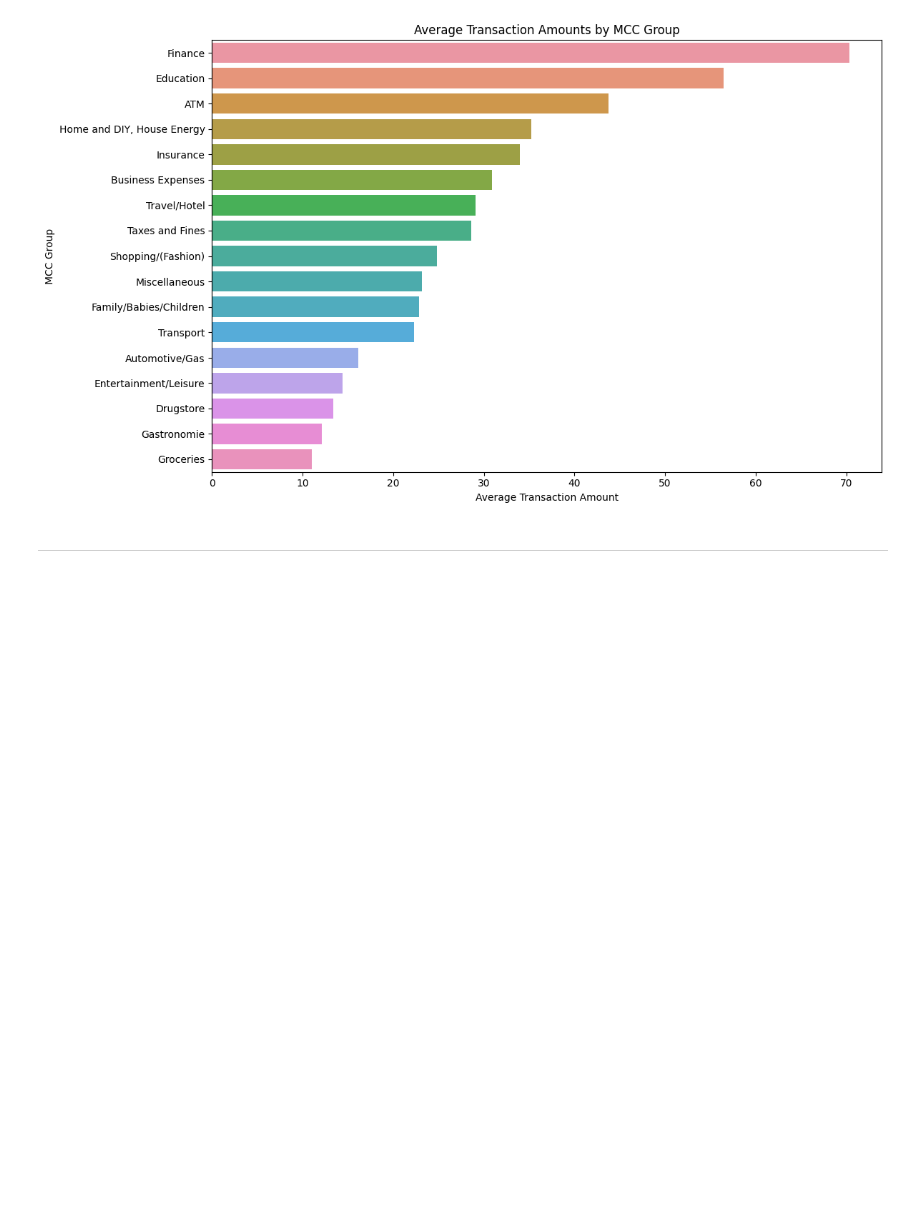
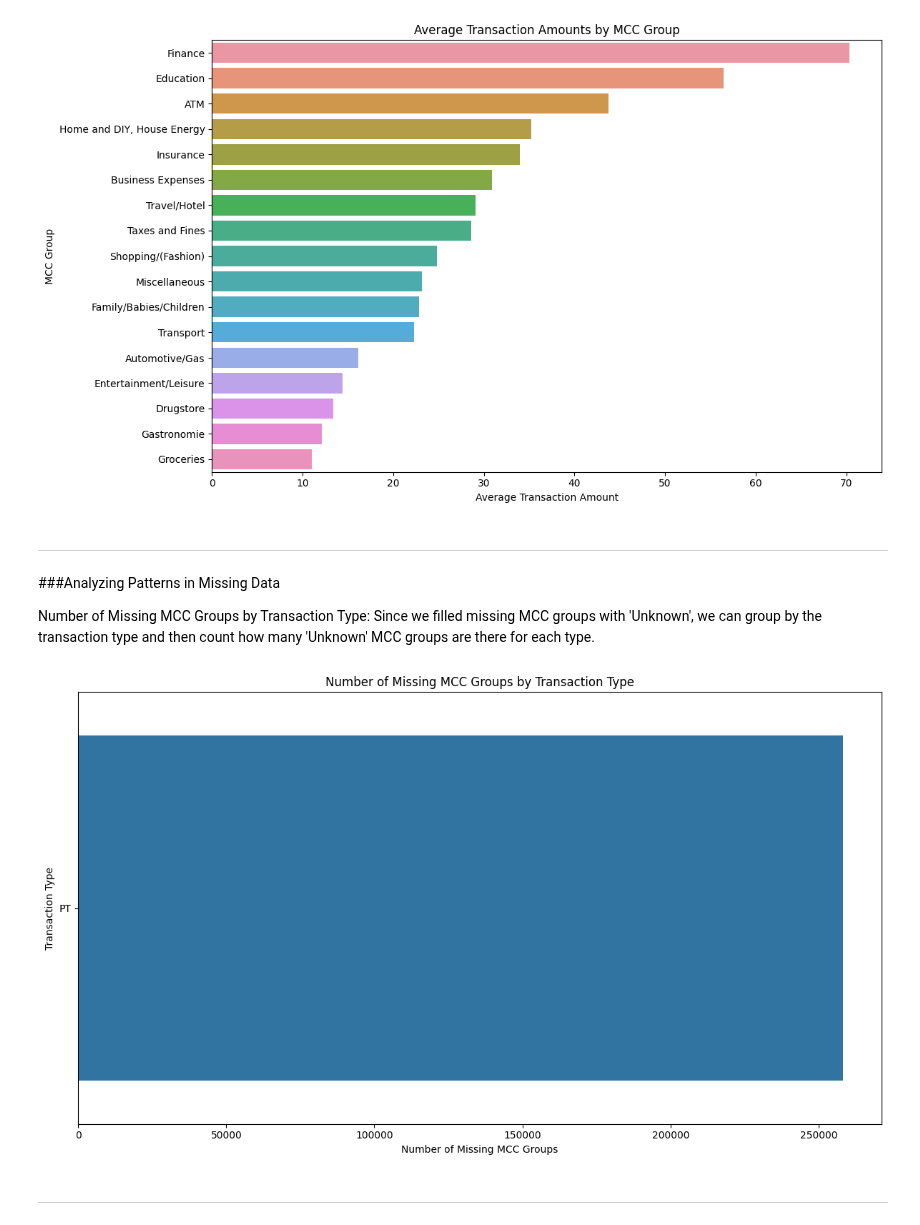
Before and after one commit to ajits-github/TimeSeries_Income_And_Expense_Prediction, a Jupyter notebook: TimeSeries_Income_And_Expense_Prediction.ipynb, the cells around one changed output. Saved outputs shown, nothing was run; the diff lists cells and outputs as text; code cells hidden in the pictures; blank space fills up the shorter version.

Commit message:
Missing mcc groups

```diff
--- a/TimeSeries_Income_And_Expense_Prediction.ipynb
+++ b/TimeSeries_Income_And_Expense_Prediction.ipynb
@@ -646,3 +646,26 @@ plt.show()
 
 
 ---
+# %% [markdown]
+###Analyzing Patterns in Missing Data
+
+Number of Missing MCC Groups by Transaction Type: Since we filled missing MCC groups with 'Unknown', we can group by the transaction type and then count how many 'Unknown' MCC groups are there for each type.
+# %%
+# missing_mcc_by_type = df_merged[df_merged['mcc_group'] == 'Unknown'].groupby('type')['user_id'].count().reset_index()
+missing_mcc_by_type = df_merged[(~pd.isna(df_merged['mcc_group']))].groupby('transaction_type')['user_id'].count().reset_index()
+missing_mcc_by_type.rename(columns={'user_id': 'missing_count'}, inplace=True)
+
+# Plot
+plt.figure(figsize=(12, 7))
+sns.barplot(y='transaction_type', x='missing_count', data=missing_mcc_by_type, order=missing_mcc_by_type.sort_values('missing_count', ascending=False)['transaction_type'])
+plt.title('Number of Missing MCC Groups by Transaction Type')
+plt.xlabel('Number of Missing MCC Groups')
+plt.ylabel('Transaction Type')
+plt.tight_layout()
+plt.show()
+# %% [output]
+[figure, added]
+# %% [markdown]
+
+
+---
```
